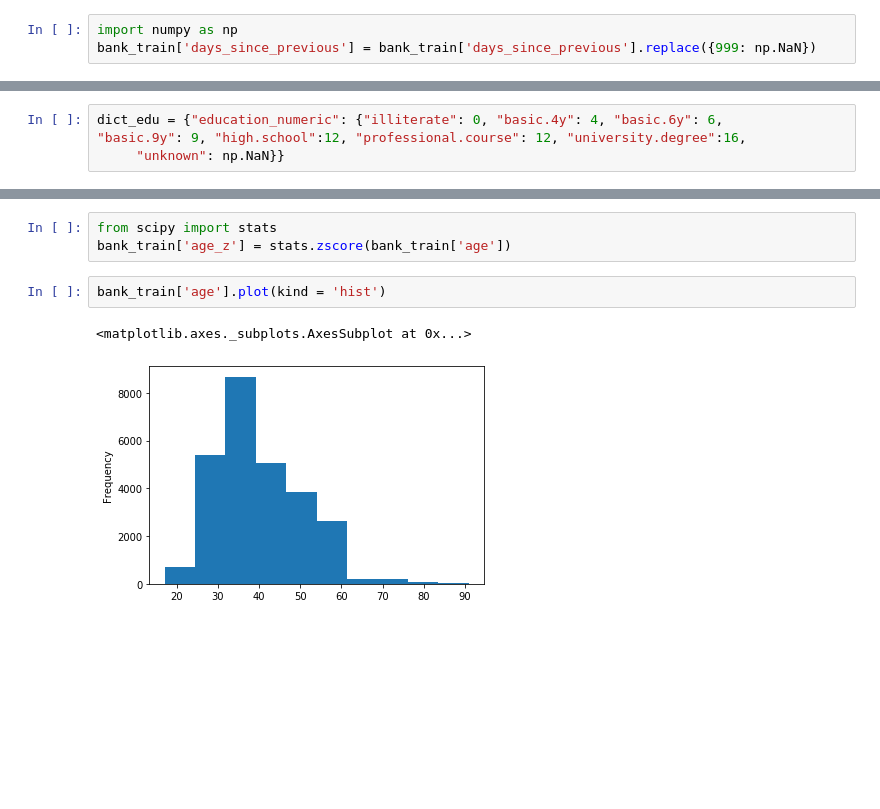
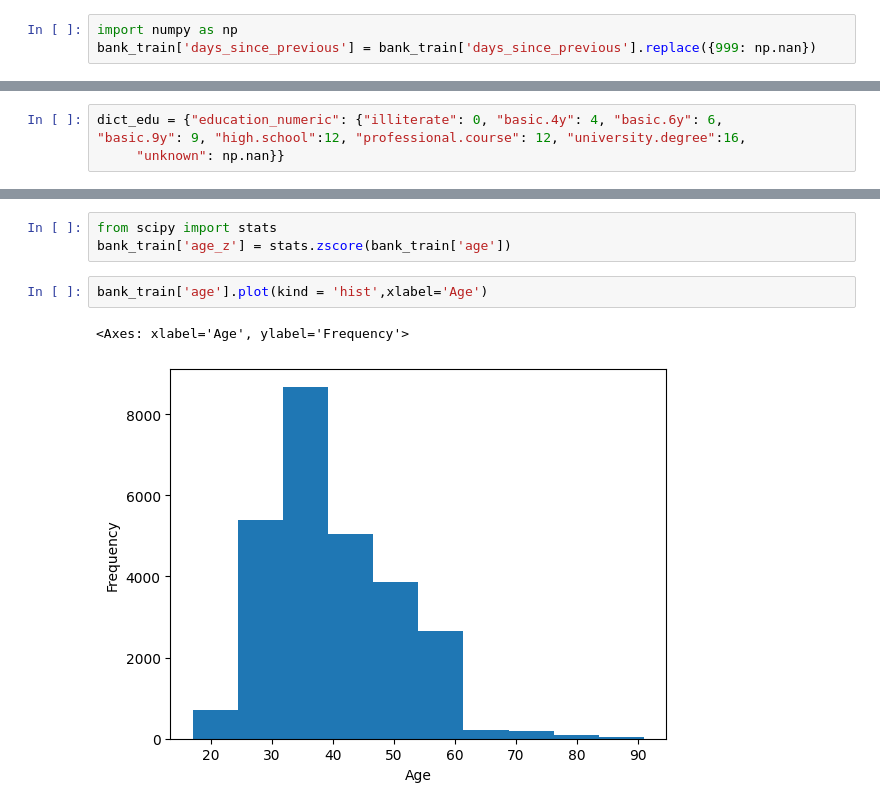
Before and after one commit to benmcnertney/DESC624, a Jupyter notebook: DataPreparationPythonCode1.ipynb, the cells around one changed output, grey strips where cells are left out. Drawn from its saved outputs; the diff is of its cells as text; blank space fills up the shorter version.

```diff
--- a/DataPreparationPythonCode1.ipynb
+++ b/DataPreparationPythonCode1.ipynb
@@ -53,4 +55,4 @@ bank_train['days_since_previous'].plot(kind = 'hist')
 # %%
 import numpy as np
-bank_train['days_since_previous'] = bank_train['days_since_previous'].replace({999: np.NaN})
+bank_train['days_since_previous'] = bank_train['days_since_previous'].replace({999: np.nan})
 # %%
@@ -62,7 +64,7 @@ bank_train['days_since_previous'].plot(kind = 'hist', title = 'Histogram of Days
 bank_train['education_numeric'] = bank_train['education']
 # %%
 dict_edu = {"education_numeric": {"illiterate": 0, "basic.4y": 4, "basic.6y": 6,     "basic.9y": 9, "high.school":12, "professional.course": 12, "university.degree":16,
-     "unknown": np.NaN}}
+     "unknown": np.nan}}
 # %%
 bank_train.replace(dict_edu, inplace=True)
 # %% [markdown]
@@ -71,10 +73,10 @@ Standarizing the numeric fields
 from scipy import stats
 bank_train['age_z'] = stats.zscore(bank_train['age'])
 # %%
-bank_train['age'].plot(kind = 'hist')
+bank_train['age'].plot(kind = 'hist',xlabel='Age')
 # %% [output]
-<matplotlib.axes._subplots.AxesSubplot at 0x...>
+<Axes: xlabel='Age', ylabel='Frequency'>
-[figure, old version]
+[figure, new version]
 # %%
 bank_train['age_z'].plot(kind = 'hist')
 # %% [output]
```
Also changed, not shown: parts of 5 cells of this notebook.
